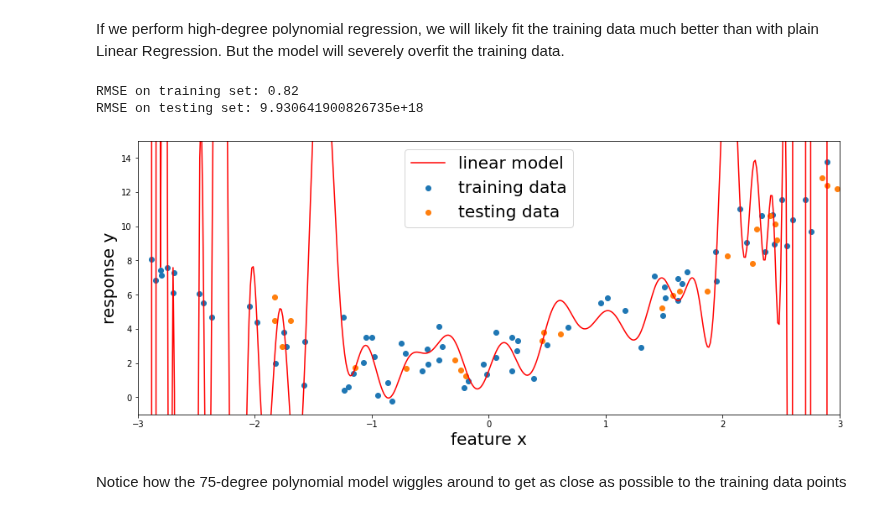
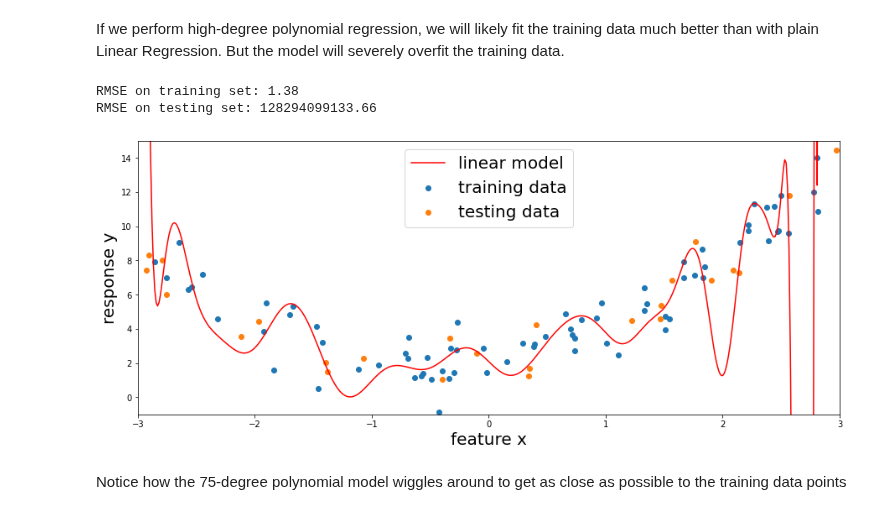
Before and after one commit to um-perez-alvaro/Data-Science-Practice, a Jupyter notebook: Jupyter Notebooks/Regression/notebooks/Regularization.ipynb, the cells around one changed output. Drawn from its saved outputs; the diff is of its cells as text; code cells hidden in the pictures.

```diff
--- a/Jupyter Notebooks/Regression/notebooks/Regularization.ipynb
+++ b/Jupyter Notebooks/Regression/notebooks/Regularization.ipynb
@@ -79,3 +79,11 @@ pipe
 # %% [output]
 Pipeline(steps=[('poly_features', PolynomialFeatures(include_bias=False)),
                 ('scaler', StandardScaler()), ('reg', LinearRegression())])
+# %%
+# alternative pipeline
+pipe = Pipeline(steps=[
+    ('scaler', MinMaxScaler()),
+    ('poly_features', PolynomialFeatures(degree=2,include_bias=False)),
+    ('reg', LinearRegression())
+])
+pipe
@@ -120,45 +132,46 @@ But the model will severely overfit the training data.
 # %%
 # high-degree polynomial regression
 pipe = Pipeline(steps=[
+    ('scaler', MinMaxScaler()),
     ('poly_features', PolynomialFeatures(degree=75,include_bias=False)),
-    ('scaler',StandardScaler()),
     ('reg', LinearRegression())
 ])
+
 
 # fit the pipeline
 pipe.fit(X_train,y_train)
 
 #RMSE on train set
 y_train_pred = pipe.predict(X_train)
 rmse_train = mean_squared_error(y_train,y_train_pred)
 
 #RMSE on test set
 y_test_pred = pipe.predict(X_test)
 rmse_test = mean_squared_error(y_test,y_test_pred)
 
 # plot the linear model
 m_plot = 500
 X_plot = np.linspace(-3,3,m_plot).reshape(m_plot,1)
 y_plot = pipe.predict(X_plot)
 plt.figure(figsize=(15,6))
 plt.plot(X_plot,y_plot,'r-',label='linear model')
 
 # plot dataset
 plt.scatter(X_train,y_train, label='training data')
 plt.scatter(X_test,y_test, label='testing data')
 plt.xlabel('feature x',fontsize=20)
 plt.ylabel('response y',fontsize=20)
 plt.legend(fontsize=20)
 plt.xlim([-3,3])
 plt.ylim([-1,15])
 
 # display RMSEs
 print('RMSE on training set: '+str(np.round(rmse_train,2)))
 print('RMSE on testing set: '+str(np.round(rmse_test,2)))
 # %% [output]
-RMSE on training set: 0.82
-RMSE on testing set: 9.930641900826735e+18
+RMSE on training set: 1.38
+RMSE on testing set: 128294099133.66
-[figure, old version]
+[figure, new version]
 # %% [markdown]
 Notice how the 75-degree polynomial model wiggles around to get as close as possible to the training data points
 # %%
```
Also changed, not shown: parts of 11 cells of this notebook, 8 other files.
